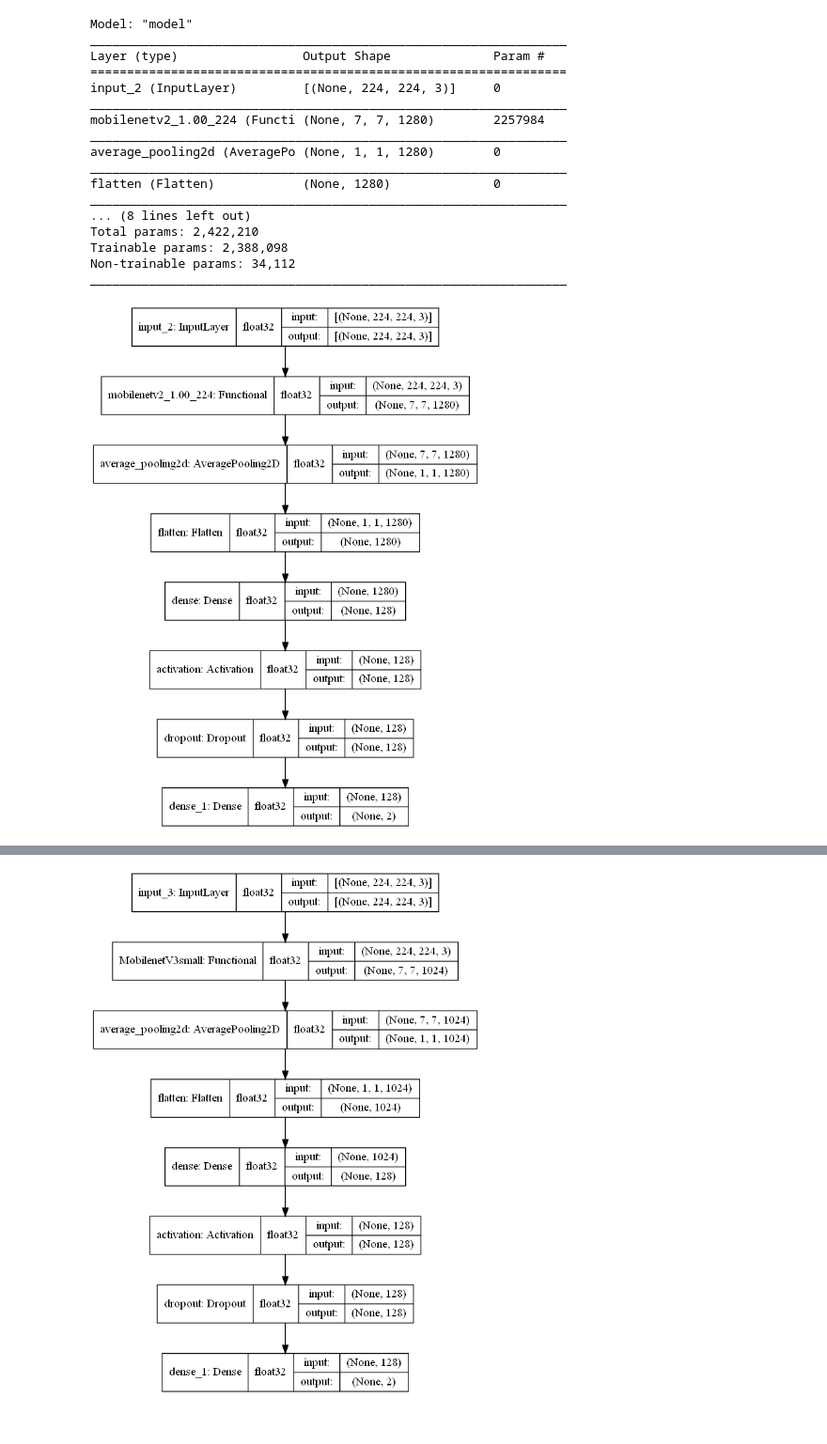
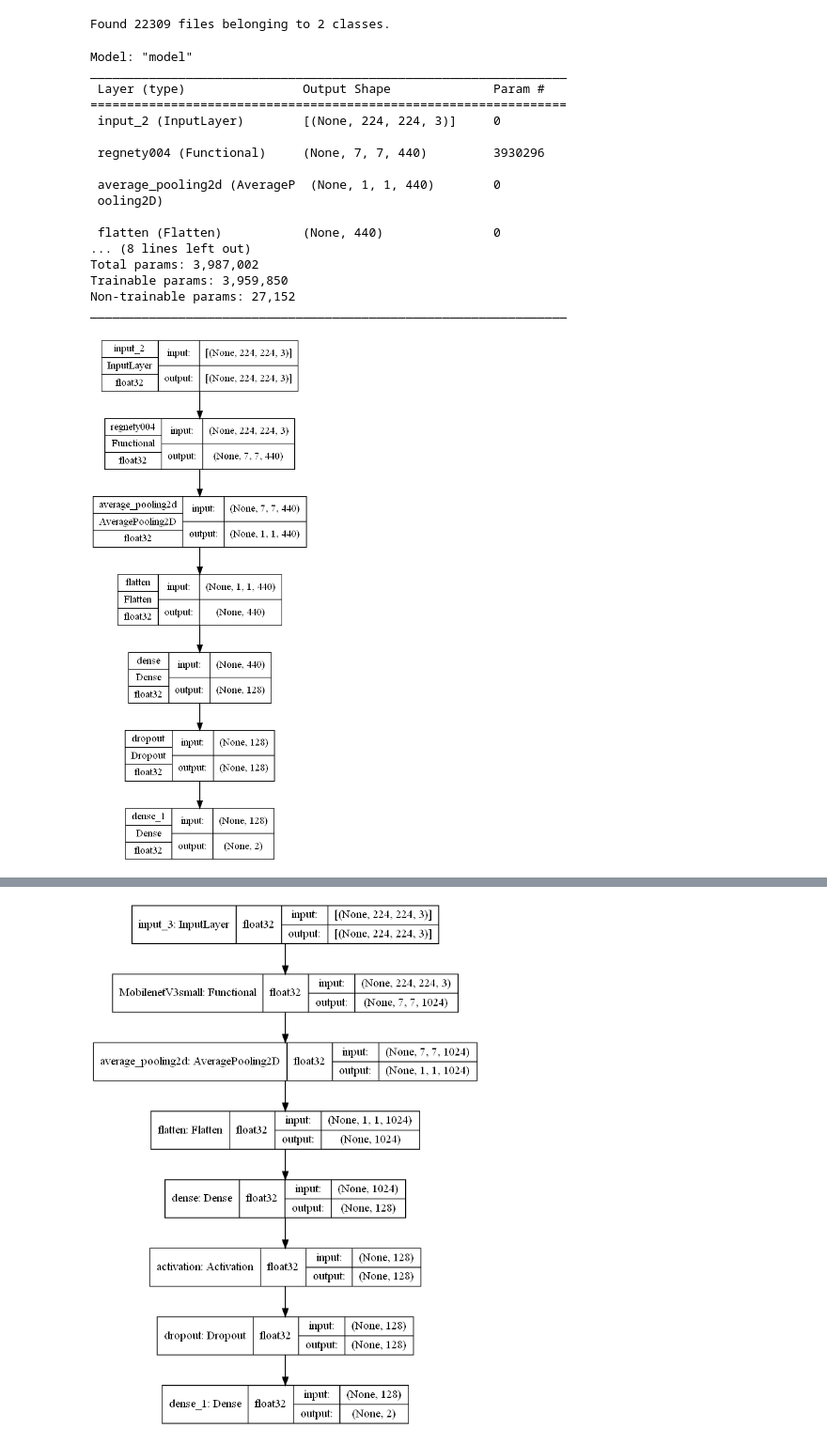
Before and after one commit to aliencaocao/BuildOnSG2021, a Jupyter notebook: train.ipynb, the cells around one changed output, grey strips where cells are left out. Shown at 94% size. Saved outputs shown, nothing was run; the diff lists cells and outputs as text; code cells hidden in the pictures.

Commit message:
Switch to regnetY004

```diff
--- a/train.ipynb
+++ b/train.ipynb
@@ -57,52 +68,83 @@ ImageGen = ImageDataGenerator(rotation_range=20, zoom_range=0.15, width_shift_ra
+# %%
+# data loading config
+batch_size = 192
+img_height = 224
+img_width = 224
+dataPath = 'Dataset'
+labels = 'inferred'
+label_mode = 'categorical'  # one hot encoding
+color_mode = 'rgb'
+shuffle = True
+seed = 69
+test_split = 0.2  # split into train and test (NOT val), 0-1
+AUTOTUNE = tf.data.AUTOTUNE
+
+# NOT USING GENERATOR
+# ImageGen = ImageDataGenerator(rotation_range=20, zoom_range=0.15, width_shift_range=0.2, height_shift_range=0.2, shear_range=0.15, horizontal_flip=True, fill_mode="nearest")
+# train = tf.keras.preprocessing.image_dataset_from_directory(dataPath, labels=labels, label_mode=label_mode,
+# color_mode=color_mode, shuffle=shuffle, subset="training", seed=seed, validation_split=test_split,
+# image_size=(img_height, img_width), batch_size=batch_size)
+
+train = tf.keras.preprocessing.image_dataset_from_directory(dataPath, labels=labels, label_mode=label_mode,
+color_mode=color_mode, shuffle=shuffle, seed=seed,
+image_size=(img_height, img_width), batch_size=batch_size)
+train_class_names = train.class_names
+
+# val = tf.keras.preprocessing.image_dataset_from_directory(dataPath, labels=labels, label_mode=label_mode,
+# color_mode=color_mode, shuffle=shuffle, subset="validation", seed=seed, validation_split=test_split,
+# image_size=(img_height, img_width), batch_size=batch_size)
+
+train = train.cache().prefetch(buffer_size=AUTOTUNE)
+# val = val.cache().prefetch(buffer_size=AUTOTUNE)
+# %% [output]
+Found 22309 files belonging to 2 classes.
 # %%
-mobile_net_v2 = MobileNetV2(weights="imagenet", alpha=1.0, input_shape=(img_height, img_width, 3), include_top=False)
-mobile_net_v2.trainable = True
+# mobile_net_v2 = MobileNetV2(weights="imagenet", alpha=1.0, input_shape=(img_height, img_width, 3), include_top=False)
+# mobile_net_v2.trainable = True
 # mobile_net_v3 = MobileNetV3Small(weights="imagenet", alpha=1.0, input_shape=(img_height, img_width, 3), include_top=False)
 # mobile_net_v3.trainable = True
+regnet = RegNetY004(weights="imagenet", input_shape=(img_height, img_width, 3), include_top=False)
 
 xInput = Input((img_height, img_width, 3))
-x = mobile_net_v2(xInput)
+x = regnet(xInput)
 x = AveragePooling2D(pool_size=(7, 7))(x)
 x = Flatten()(x)
-x = Dense(128)(x)
-x = Activation('relu')(x)
-x = Dropout(0.5)(x)
+x = Dense(128, activation='swish')(x)
+x = Dropout(0.2)(x)
 xOutput = Dense(2)(x)  # no activation as using logit
 
 model = Model(xInput, xOutput)
 # %%
-opt = keras.optimizers.Adam(learning_rate=3e-4, epsilon=1e-6)
-# opt = keras.optimizers.SGD(learning_rate=0.1, momentum=0.9)
+opt = keras.optimizers.Adam(learning_rate=1e-3, epsilon=1e-8)
 loss = tf.keras.losses.BinaryCrossentropy(from_logits=True, label_smoothing=0.1)
 reg = keras.regularizers.L2(1e-5)
 epoch = 100
-batch_size = 64
 metrics = ['accuracy']
 callbacks = [
     tf.keras.callbacks.EarlyStopping(monitor='val_accuracy', min_delta=0, patience=2, verbose=1,
                                      mode='auto', baseline=None, restore_best_weights=True),
     tf.keras.callbacks.ModelCheckpoint('./best_model',monitor='val_accuracy',save_best_only=True),
     tf.keras.callbacks.ReduceLROnPlateau(monitor='val_accuracy', factor=0.1, patience=1, verbose=1)]
 model.compile(optimizer=opt, loss=loss, metrics=metrics)
 model.summary()
-plot_model(model, show_shapes=True, show_dtype=True, show_layer_names=True, to_file='model V2.png')
+plot_model(model, show_shapes=True, show_dtype=True, show_layer_names=True, to_file='regnet.png')
 # %% [output]
 Model: "model"
 _________________________________________________________________
-Layer (type)                 Output Shape              Param #
+ Layer (type)                Output Shape              Param #
 =================================================================
-input_2 (InputLayer)         [(None, 224, 224, 3)]     0
+ input_2 (InputLayer)        [(None, 224, 224, 3)]     0
+
+ regnety004 (Functional)     (None, 7, 7, 440)         3930296
+
+ average_pooling2d (AverageP  (None, 1, 1, 440)        0
+ ooling2D)
+
+ flatten (Flatten)           (None, 440)               0
+... (8 lines left out)
+Total params: 3,987,002
+Trainable params: 3,959,850
+Non-trainable params: 27,152
 _________________________________________________________________
-mobilenetv2_1.00_224 (Functi (None, 7, 7, 1280)        2257984
-_________________________________________________________________
-average_pooling2d (AveragePo (None, 1, 1, 1280)        0
-_________________________________________________________________
-flatten (Flatten)            (None, 1280)              0
-_________________________________________________________________
-... (8 lines left out)
-Total params: 2,422,210
-Trainable params: 2,388,098
-Non-trainable params: 34,112
-_________________________________________________________________
-[figure, old version]
+[figure, new version]
 # %%
```
Also changed, not shown: parts of 7 cells of this notebook, 15 other files.
